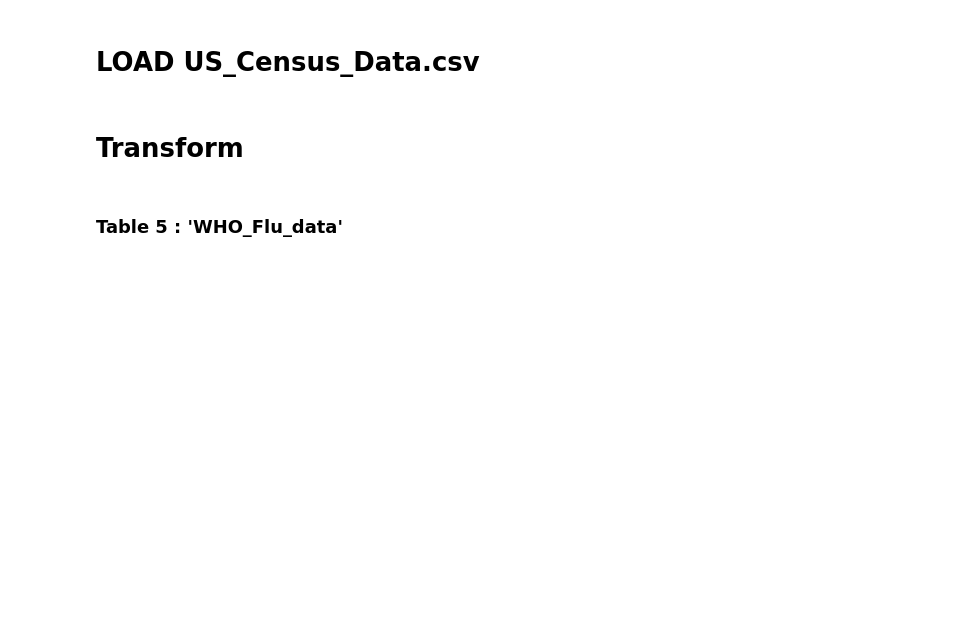
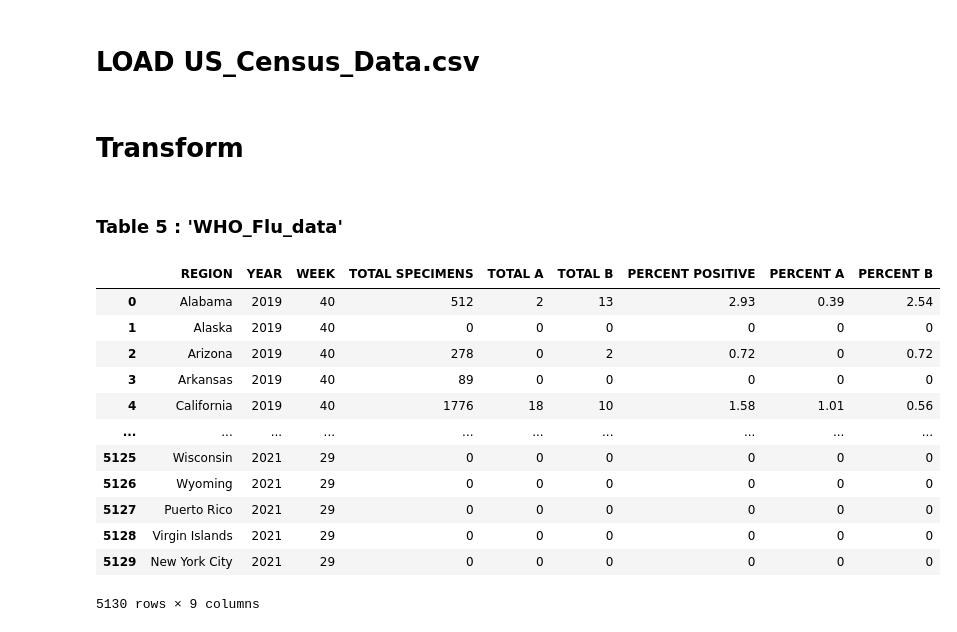
Before and after one commit to JosiahR89/Bootcamp-Project-2, a Jupyter notebook: ETL_Code_VM.ipynb, the cells around one changed output. Cells and saved outputs as stored; diff of their text form; code cells hidden in the pictures; blank space fills up the shorter version.

```diff
--- a/ETL_Code_VM.ipynb
+++ b/ETL_Code_VM.ipynb
@@ -308,3 +308,32 @@ population_data.to_csv('Resources/Schema/US_Census_Data.csv', index=False)
 # Transform
 # %% [markdown]
 ### Table 5 : 'WHO_Flu_data'
+# %%
+who_flu_df = pd.read_csv('Resources/WHO_NREVSS_Clinical_Labs.csv')
+#who_flu_df
+
+# Drop Region Type
+who_flu_df.drop(columns=['REGION TYPE'], inplace=True)
+
+# Replace 'X' with 0
+who_flu_df.loc[who_flu_df['TOTAL SPECIMENS'] == 'X', 'TOTAL SPECIMENS'] = 0
+who_flu_df.loc[who_flu_df['TOTAL A'] == 'X', 'TOTAL A'] = 0
+who_flu_df.loc[who_flu_df['TOTAL B'] == 'X', 'TOTAL B'] = 0
+who_flu_df.loc[who_flu_df['PERCENT POSITIVE'] == 'X', 'PERCENT POSITIVE'] = 0
+who_flu_df.loc[who_flu_df['PERCENT A'] == 'X', 'PERCENT A'] = 0
+who_flu_df.loc[who_flu_df['PERCENT B'] == 'X', 'PERCENT B'] = 0
+who_flu_df
+# %% [output]
+|  | REGION | YEAR | WEEK | TOTAL SPECIMENS | TOTAL A | TOTAL B | PERCENT POSITIVE | PERCENT A | PERCENT B |
+| 0 | Alabama | 2019 | 40 | 512 | 2 | 13 | 2.93 | 0.39 | 2.54 |
+| 1 | Alaska | 2019 | 40 | 0 | 0 | 0 | 0 | 0 | 0 |
+| 2 | Arizona | 2019 | 40 | 278 | 0 | 2 | 0.72 | 0 | 0.72 |
+| 3 | Arkansas | 2019 | 40 | 89 | 0 | 0 | 0 | 0 | 0 |
+| 4 | California | 2019 | 40 | 1776 | 18 | 10 | 1.58 | 1.01 | 0.56 |
+| ... | ... | ... | ... | ... | ... | ... | ... | ... | ... |
+| 5125 | Wisconsin | 2021 | 29 | 0 | 0 | 0 | 0 | 0 | 0 |
+| 5126 | Wyoming | 2021 | 29 | 0 | 0 | 0 | 0 | 0 | 0 |
+| 5127 | Puerto Rico | 2021 | 29 | 0 | 0 | 0 | 0 | 0 | 0 |
+| 5128 | Virgin Islands | 2021 | 29 | 0 | 0 | 0 | 0 | 0 | 0 |
+| 5129 | New York City | 2021 | 29 | 0 | 0 | 0 | 0 | 0 | 0 |
+5130 rows × 9 columns
```
Also changed, not shown: 1 other file.
